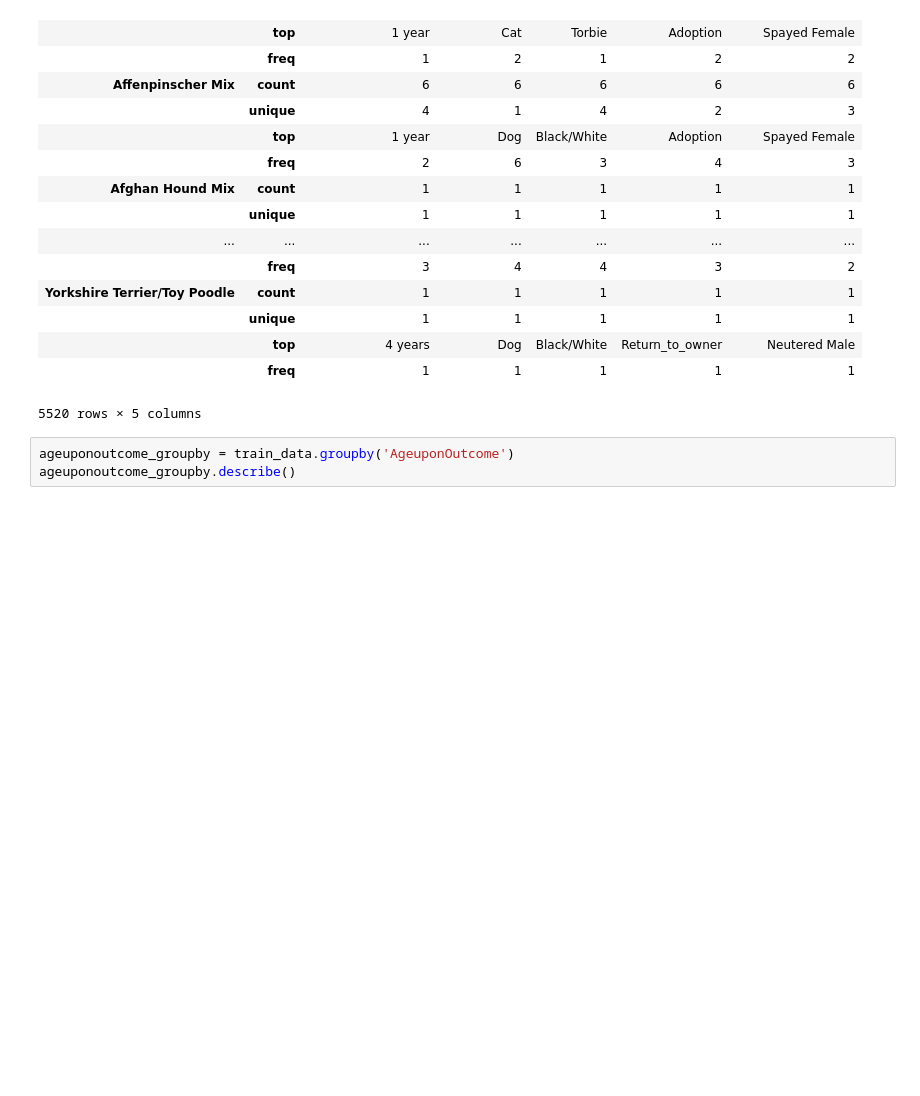
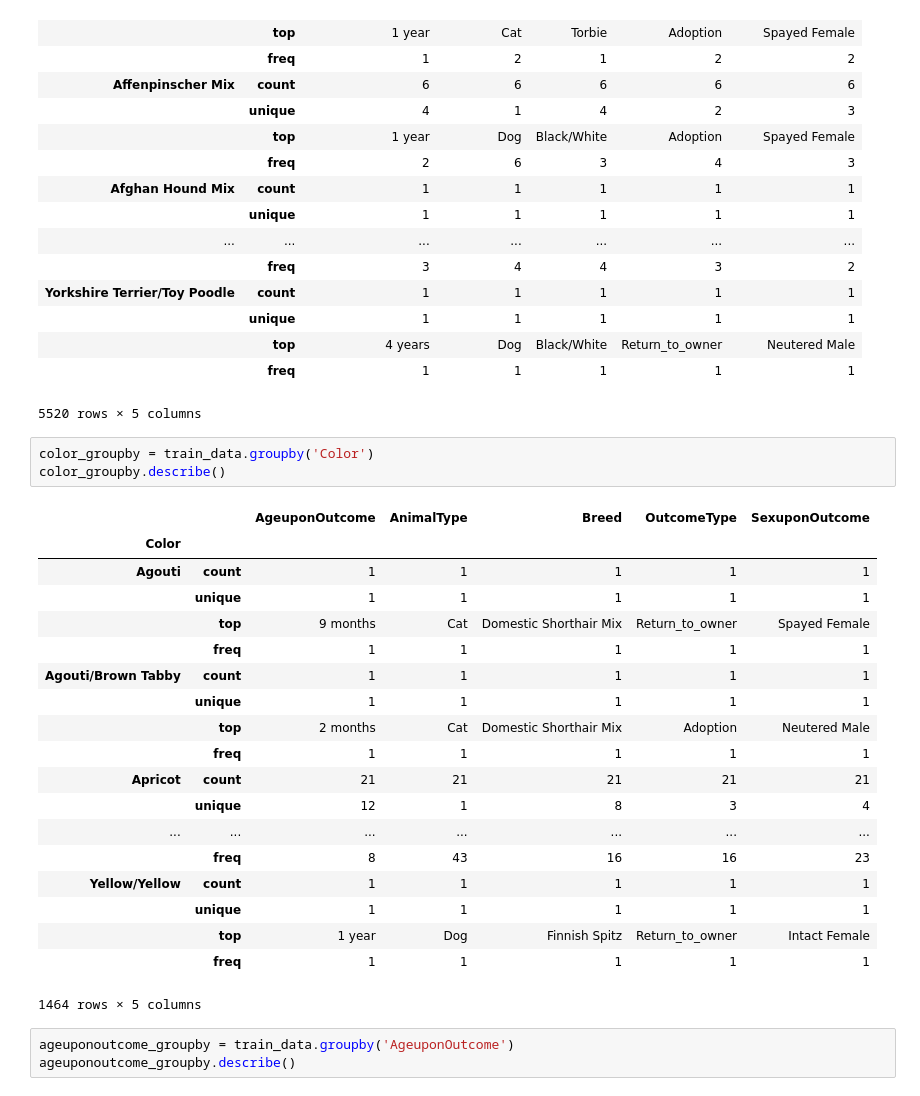
Before and after one commit to iterativo/machine-learning-nanodegree, a Jupyter notebook: projects/capstone/project/capstone_notebook.ipynb, the cells around one changed output. Saved outputs shown, nothing was run; the diff lists cells and outputs as text; blank space fills up the shorter version.

```diff
--- a/projects/capstone/project/capstone_notebook.ipynb
+++ b/projects/capstone/project/capstone_notebook.ipynb
@@ -182,6 +205,29 @@ breed_groupby.describe()
 |  | top | 4 years | Dog | Black/White | Return_to_owner | Neutered Male |
 |  | freq | 1 | 1 | 1 | 1 | 1 |
 5520 rows × 5 columns
+# %%
+color_groupby = train_data.groupby('Color')
+color_groupby.describe()
+# %% [output]
+|  |  | AgeuponOutcome | AnimalType | Breed | OutcomeType | SexuponOutcome |
+| Color |  |  |  |  |  |  |
+| Agouti | count | 1 | 1 | 1 | 1 | 1 |
+|  | unique | 1 | 1 | 1 | 1 | 1 |
+|  | top | 9 months | Cat | Domestic Shorthair Mix | Return_to_owner | Spayed Female |
+|  | freq | 1 | 1 | 1 | 1 | 1 |
+| Agouti/Brown Tabby | count | 1 | 1 | 1 | 1 | 1 |
+|  | unique | 1 | 1 | 1 | 1 | 1 |
+|  | top | 2 months | Cat | Domestic Shorthair Mix | Adoption | Neutered Male |
+|  | freq | 1 | 1 | 1 | 1 | 1 |
+| Apricot | count | 21 | 21 | 21 | 21 | 21 |
+|  | unique | 12 | 1 | 8 | 3 | 4 |
+| ... | ... | ... | ... | ... | ... | ... |
+|  | freq | 8 | 43 | 16 | 16 | 23 |
+| Yellow/Yellow | count | 1 | 1 | 1 | 1 | 1 |
+|  | unique | 1 | 1 | 1 | 1 | 1 |
+|  | top | 1 year | Dog | Finnish Spitz | Return_to_owner | Intact Female |
+|  | freq | 1 | 1 | 1 | 1 | 1 |
+1464 rows × 5 columns
 # %%
 ageuponoutcome_groupby = train_data.groupby('AgeuponOutcome')
 ageuponoutcome_groupby.describe()
```
Also changed, not shown: parts of 13 cells of this notebook, 1 other file.
